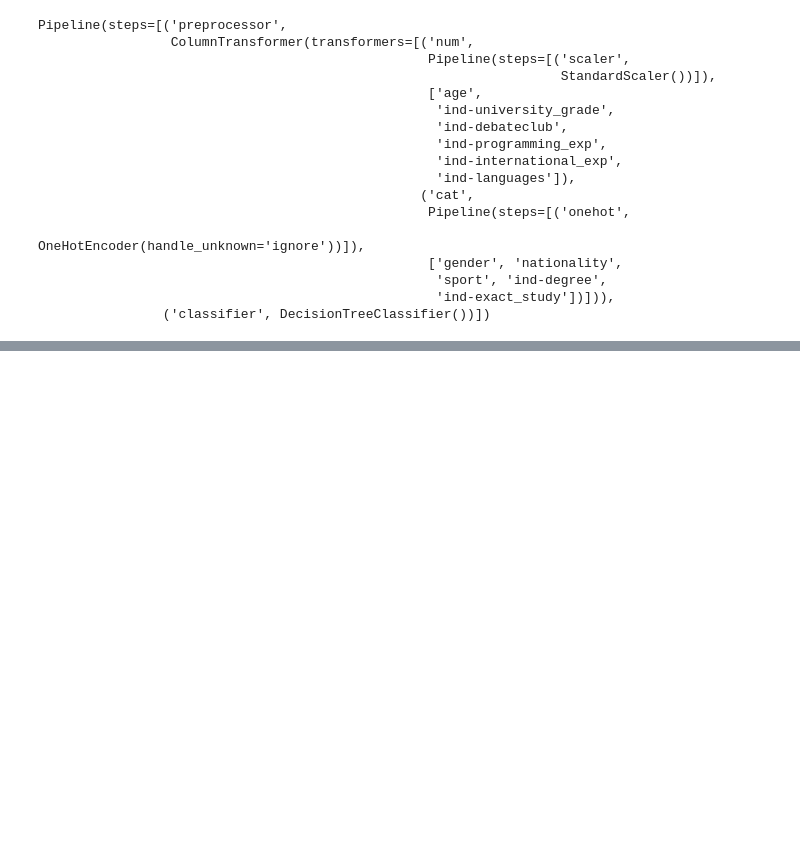
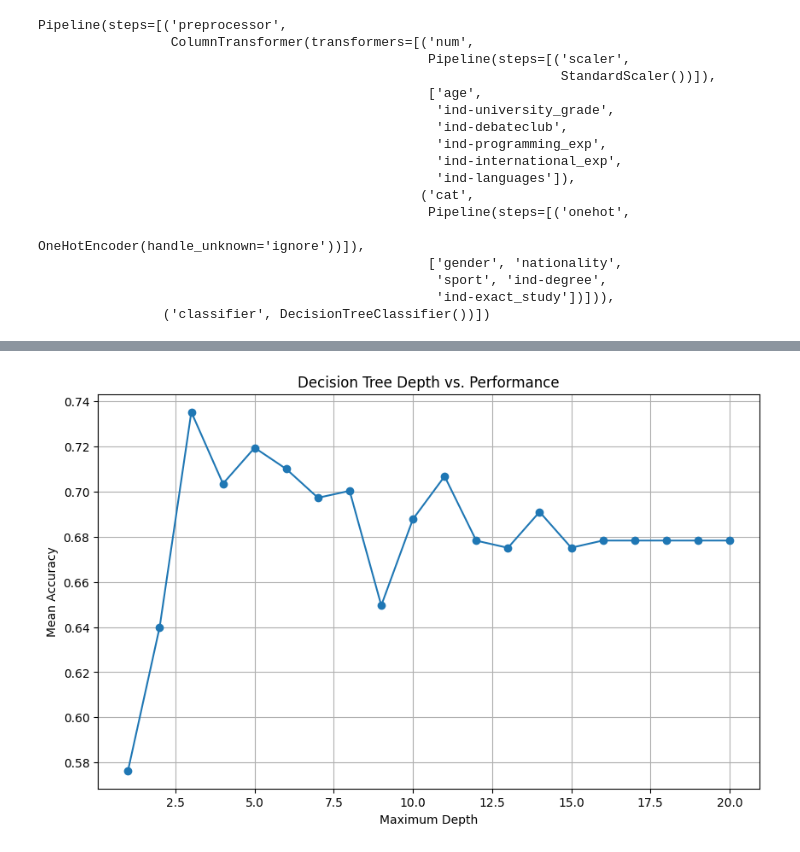
Before and after one commit to mjzdych/itds_project, a Jupyter notebook: itds_assignment3.ipynb, the cells around one changed output, grey strips where cells are left out. Saved outputs shown, nothing was run; the diff lists cells and outputs as text; code cells hidden in the pictures; blank space fills up the shorter version.

Commit message:
validation

```diff
--- a/itds_assignment3.ipynb
+++ b/itds_assignment3.ipynb
@@ -265,0 +269,35 @@ weighted avg       0.67      0.67      0.67        79
+# %%
+
+
+# Define a range of maximum depths to test
+max_depths = np.arange(1, 21)  # You can adjust the range as needed
+
+# Initialize lists to store mean cross-validation scores for each depth
+mean_scores = []
+
+# Iterate over different maximum depths
+for depth in max_depths:
+    # Create a decision tree classifier with the current depth
+    classifier = DecisionTreeClassifier(max_depth=depth, random_state=42)
+
+    # Create a pipeline with the current classifier
+    pipeline = Pipeline(steps=[('preprocessor', preprocessor),
+                               ('classifier', classifier)])
+
+    # Perform cross-validation (adjust cv parameter as needed)
+    scores = cross_val_score(pipeline, X_train, y_train, cv=5, scoring='accuracy')
+
+    # Compute the mean score for this depth
+    mean_score = np.mean(scores)
+    mean_scores.append(mean_score)
+
+# Plot the results
+plt.figure(figsize=(10, 6))
+plt.plot(max_depths, mean_scores, marker='o', linestyle='-')
+plt.title('Decision Tree Depth vs. Performance')
+plt.xlabel('Maximum Depth')
+plt.ylabel('Mean Accuracy')
+plt.grid(True)
+plt.show()
+# %% [output]
+[figure, added]
```
Also changed, not shown: parts of 4 cells of this notebook.
